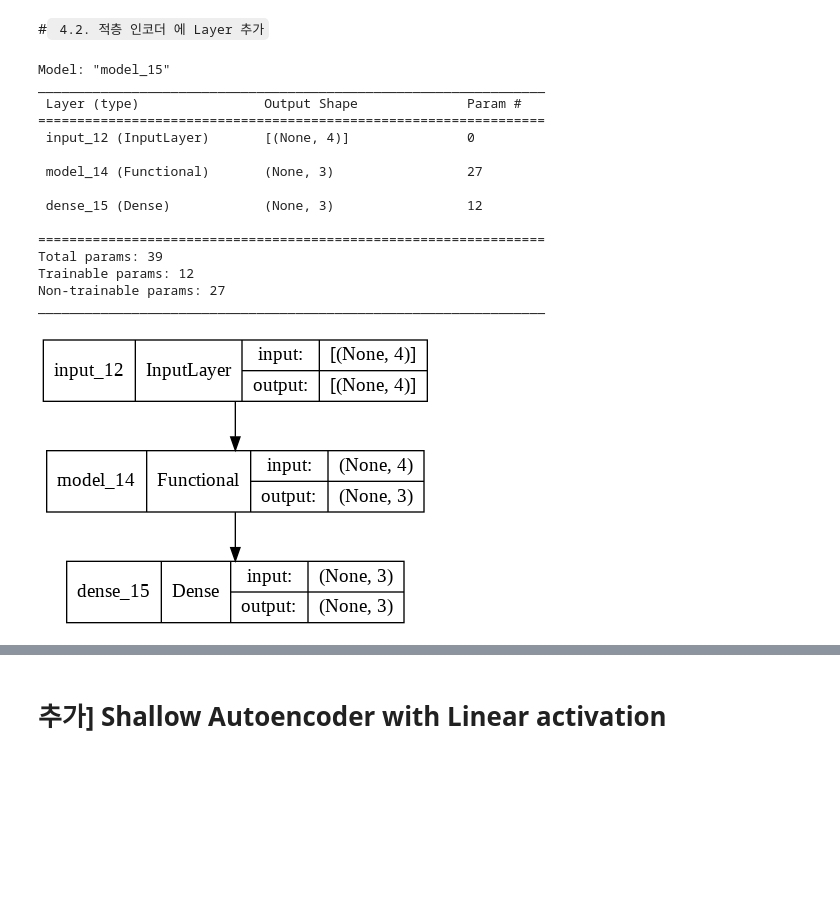
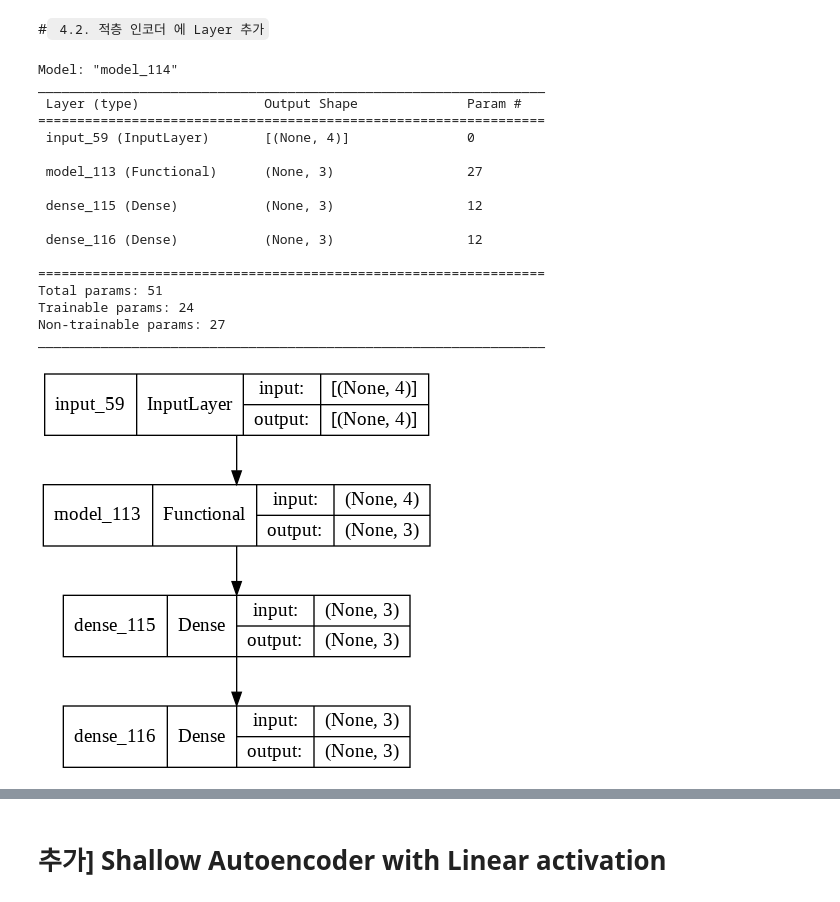
Before and after one commit to ChicagoPark/ML_Assignment, a Jupyter notebook: HW2_20161309_박영일_AutoEnc.ipynb, the cells around one changed output, grey strips where cells are left out. Saved outputs shown, nothing was run; the diff lists cells and outputs as text; code cells hidden in the pictures; blank space fills up the shorter version.

```diff
--- a/HW2_20161309_박영일_AutoEnc.ipynb
+++ b/HW2_20161309_박영일_AutoEnc.ipynb
@@ -165,13 +183,19 @@ encoding1 = simple_encoder(input)
 # 적층할 층에대한 명시를 해준다.
 encoding2 = Dense(encoding_dim, activation='elu',
                   kernel_initializer=tf.keras.initializers.RandomUniform(minval=-1, maxval=1))(encoding1)
+# 출력 층 정의
+decoding = Dense(encoding_dim, activation='elu',
+                  kernel_initializer=tf.keras.initializers.RandomUniform(minval=-1, maxval=1))(encoding2)
+# 적층 오토 인코더
+stacked_autoencoder = Model(input, decoding)
+# 적층 인코더
+stacked_encoder = Model(input, encoding2)
 
-stacked_encoder = Model(input, encoding2)
 # 이전 예비학습 층을 훈련대상에서 제외하기위해 freezing 해준다.
-stacked_encoder.layers[1].trainable = False
+stacked_autoencoder.layers[1].trainable = False
 
 # 모델의 loss 와 optimizer 설정
-stacked_encoder.compile(loss='mean_squared_error', optimizer='adam')
-stacked_encoder.summary()
-plot_model(stacked_encoder, show_shapes=True)
+stacked_autoencoder.compile(loss='mean_squared_error', optimizer='adam')
+stacked_autoencoder.summary()
+plot_model(stacked_autoencoder, show_shapes=True)
 # %% [output]
@@ -194,7 +220,7 @@ _________________________________________________________________
 # %%
 %%capture
 # 훈련을 진행 X_train 값에 대해 나오는 값이 결국 middle_train 이므로 실질적으로 freezing 되지 않은 부분의 입력부분 출력부분의 목표는 같다.
-stacked_history = stacked_encoder.fit(X_train, middle_train,
+stacked_history = stacked_autoencoder.fit(X_train, middle_train,
                     epochs=150,
                     batch_size=4,
                     shuffle=True,
@@ -228,33 +254,45 @@ second_middle_test = stacked_encoder.predict(X_test)
 # %%
 # 설명은 4.1. 의 설명과 정확하게 중복된다.
 input = Input(shape=(input_dim,))
 
 encoding1 = stacked_encoder(input)
 encoding2 = Dense(encoding_dim, activation='elu', kernel_initializer=tf.keras.initializers.RandomUniform(minval=-1, maxval=1, seed=None))(encoding1)
 
+decoding1 = Dense(encoding_dim, activation='elu', kernel_initializer=tf.keras.initializers.RandomUniform(minval=-1, maxval=1, seed=None))(encoding2)
+
+
+# 적층 오토 인코더
+second_stacked_autoencoder = Model(input, decoding1)
 second_stacked_encoder = Model(input, encoding2)
 
-second_stacked_encoder.layers[1].trainable = False
-second_stacked_encoder.compile(loss='mean_squared_error', optimizer='adam')
-second_stacked_encoder.summary()
-plot_model(second_stacked_encoder, show_shapes=True)
+
+
+
+
+# 이전 예비학습 층을 훈련대상에서 제외하기위해 freezing 해준다.
+second_stacked_autoencoder.layers[1].trainable = False
+second_stacked_autoencoder.compile(loss='mean_squared_error', optimizer='adam')
+second_stacked_autoencoder.summary()
+plot_model(second_stacked_autoencoder, show_shapes=True)
 # %% [output]
-Model: "model_15"
+Model: "model_114"
 _________________________________________________________________
  Layer (type)                Output Shape              Param #
 =================================================================
- input_12 (InputLayer)       [(None, 4)]               0
+ input_59 (InputLayer)       [(None, 4)]               0
 
- model_14 (Functional)       (None, 3)                 27
+ model_113 (Functional)      (None, 3)                 27
 
- dense_15 (Dense)            (None, 3)                 12
+ dense_115 (Dense)           (None, 3)                 12
+
+ dense_116 (Dense)           (None, 3)                 12
 
 =================================================================
-Total params: 39
-Trainable params: 12
+Total params: 51
+Trainable params: 24
 Non-trainable params: 27
 _________________________________________________________________
-[figure, old version]
+[figure, new version]
 # %%
 %%capture
 # 훈련을 진행 X_train 값에 대해 나오는 값이 결국 second_middle_train 이므로 실질적으로 freezing 되지 않은 부분의 입력부분 출력부분의 목표는 같다.
```
Also changed, not shown: parts of 9 cells of this notebook.
